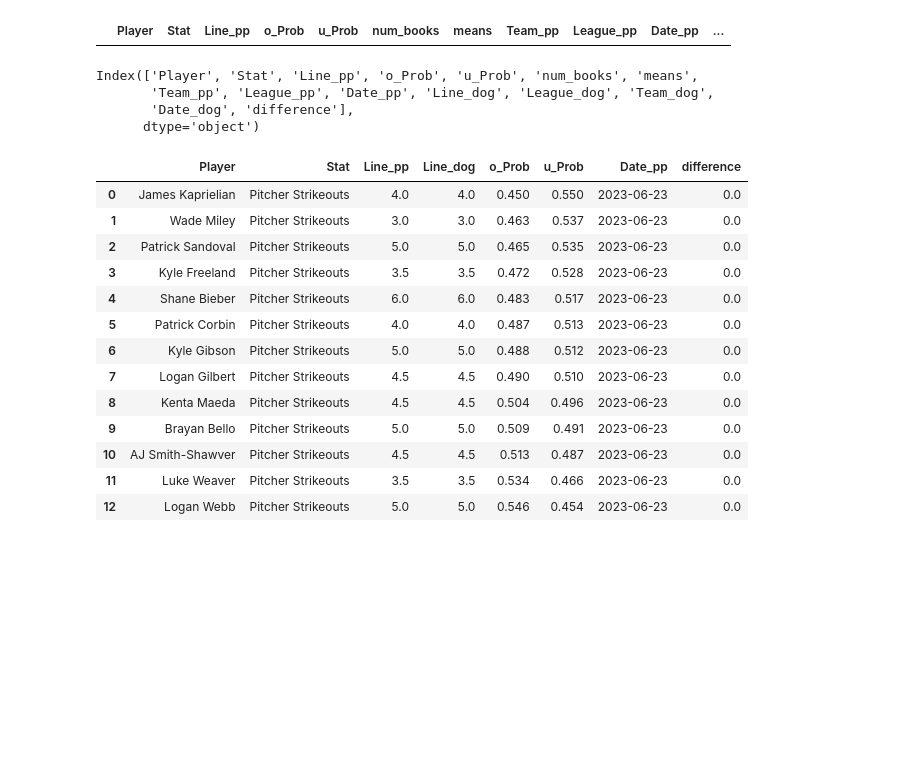
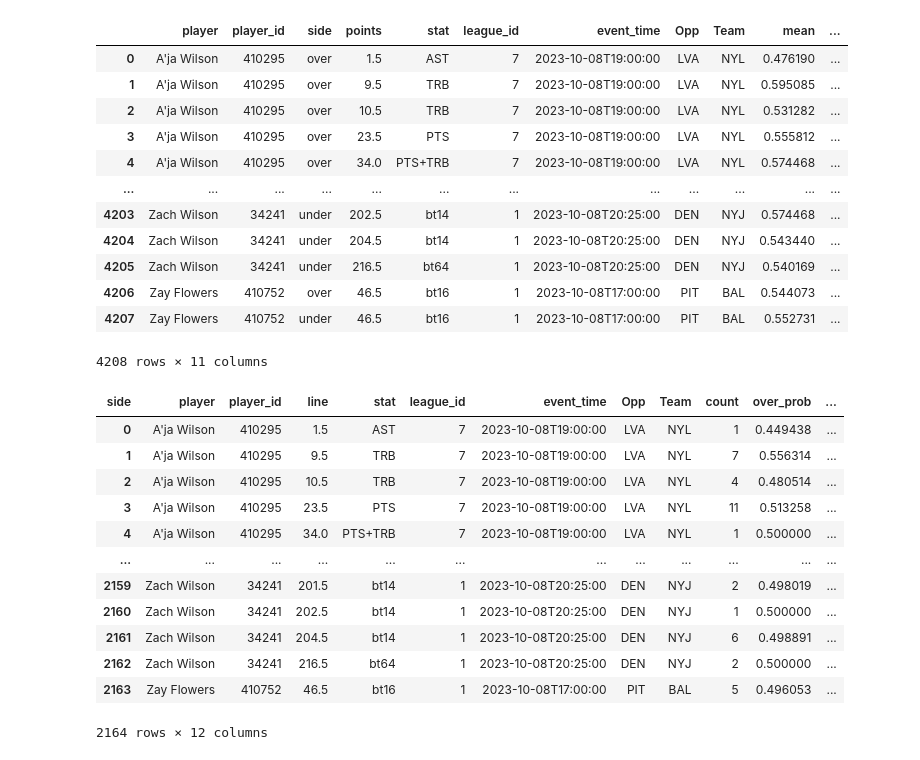
Before and after one commit to madram1423/NBA_betting_model, a Jupyter notebook: Unabated_scrape.ipynb, the cells around one changed output. Saved outputs shown, nothing was run; the diff lists cells and outputs as text; code cells hidden in the pictures; blank space fills up the shorter version.

```diff
--- a/Unabated_scrape.ipynb
+++ b/Unabated_scrape.ipynb
@@ -449,28 +288,0 @@ new
-# %%
-new.merge(temp, on=['Player','Stat','Line_pp'],how='inner')
-# %% [output]
-|  | Player | Stat | Line_pp | o_Prob | u_Prob | num_books | means | Team_pp | League_pp | Date_pp | ... |
-# %%
-new.columns
-# %% [output]
-Index(['Player', 'Stat', 'Line_pp', 'o_Prob', 'u_Prob', 'num_books', 'means',
-       'Team_pp', 'League_pp', 'Date_pp', 'Line_dog', 'League_dog', 'Team_dog',
-       'Date_dog', 'difference'],
-      dtype='object')
-# %%
-new[['Player', 'Stat', 'Line_pp', 'Line_dog', 'o_Prob', 'u_Prob','Date_pp','difference']].tail(20)
-# %% [output]
-|  | Player | Stat | Line_pp | Line_dog | o_Prob | u_Prob | Date_pp | difference |
-| 0 | James Kaprielian | Pitcher Strikeouts | 4.0 | 4.0 | 0.450 | 0.550 | 2023-06-23 | 0.0 |
-| 1 | Wade Miley | Pitcher Strikeouts | 3.0 | 3.0 | 0.463 | 0.537 | 2023-06-23 | 0.0 |
-| 2 | Patrick Sandoval | Pitcher Strikeouts | 5.0 | 5.0 | 0.465 | 0.535 | 2023-06-23 | 0.0 |
-| 3 | Kyle Freeland | Pitcher Strikeouts | 3.5 | 3.5 | 0.472 | 0.528 | 2023-06-23 | 0.0 |
-| 4 | Shane Bieber | Pitcher Strikeouts | 6.0 | 6.0 | 0.483 | 0.517 | 2023-06-23 | 0.0 |
-| 5 | Patrick Corbin | Pitcher Strikeouts | 4.0 | 4.0 | 0.487 | 0.513 | 2023-06-23 | 0.0 |
-| 6 | Kyle Gibson | Pitcher Strikeouts | 5.0 | 5.0 | 0.488 | 0.512 | 2023-06-23 | 0.0 |
-| 7 | Logan Gilbert | Pitcher Strikeouts | 4.5 | 4.5 | 0.490 | 0.510 | 2023-06-23 | 0.0 |
-| 8 | Kenta Maeda | Pitcher Strikeouts | 4.5 | 4.5 | 0.504 | 0.496 | 2023-06-23 | 0.0 |
-| 9 | Brayan Bello | Pitcher Strikeouts | 5.0 | 5.0 | 0.509 | 0.491 | 2023-06-23 | 0.0 |
-| 10 | AJ Smith-Shawver | Pitcher Strikeouts | 4.5 | 4.5 | 0.513 | 0.487 | 2023-06-23 | 0.0 |
-| 11 | Luke Weaver | Pitcher Strikeouts | 3.5 | 3.5 | 0.534 | 0.466 | 2023-06-23 | 0.0 |
-| 12 | Logan Webb | Pitcher Strikeouts | 5.0 | 5.0 | 0.546 | 0.454 | 2023-06-23 | 0.0 |
@@ -500,0 +289,43 @@ if send == True:
+# %%
+odds_agg = odds.groupby(['player','player_id','side','points','stat','league_id','event_time','Opp','Team'],as_index=False)['Prob'].agg(func=['mean','count']).reset_index()
+odds_agg
+#['Player','Stat','Line','o_Prob','u_Prob','num_books','means']
+# %% [output]
+|  | player | player_id | side | points | stat | league_id | event_time | Opp | Team | mean | ... |
+| 0 | A'ja Wilson | 410295 | over | 1.5 | AST | 7 | 2023-10-08T19:00:00 | LVA | NYL | 0.476190 | ... |
+| 1 | A'ja Wilson | 410295 | over | 9.5 | TRB | 7 | 2023-10-08T19:00:00 | LVA | NYL | 0.595085 | ... |
+| 2 | A'ja Wilson | 410295 | over | 10.5 | TRB | 7 | 2023-10-08T19:00:00 | LVA | NYL | 0.531282 | ... |
+| 3 | A'ja Wilson | 410295 | over | 23.5 | PTS | 7 | 2023-10-08T19:00:00 | LVA | NYL | 0.555812 | ... |
+| 4 | A'ja Wilson | 410295 | over | 34.0 | PTS+TRB | 7 | 2023-10-08T19:00:00 | LVA | NYL | 0.574468 | ... |
+| ... | ... | ... | ... | ... | ... | ... | ... | ... | ... | ... | ... |
+| 4203 | Zach Wilson | 34241 | under | 202.5 | bt14 | 1 | 2023-10-08T20:25:00 | DEN | NYJ | 0.574468 | ... |
+| 4204 | Zach Wilson | 34241 | under | 204.5 | bt14 | 1 | 2023-10-08T20:25:00 | DEN | NYJ | 0.543440 | ... |
+| 4205 | Zach Wilson | 34241 | under | 216.5 | bt64 | 1 | 2023-10-08T20:25:00 | DEN | NYJ | 0.540169 | ... |
+| 4206 | Zay Flowers | 410752 | over | 46.5 | bt16 | 1 | 2023-10-08T17:00:00 | PIT | BAL | 0.544073 | ... |
+| 4207 | Zay Flowers | 410752 | under | 46.5 | bt16 | 1 | 2023-10-08T17:00:00 | PIT | BAL | 0.552731 | ... |
+4208 rows × 11 columns
+# %%
+odds_condensed = odds_agg.pivot(index=['player', 'player_id', 'points', 'stat', 'league_id', 'event_time', 'Opp', 'Team','count'],
+                       columns='side', values='mean').reset_index()
+odds_condensed.rename(columns={'over': 'over_prob', 'under': 'under_prob','points':'line'}, inplace=True)
+odds_condensed['total'] = odds_condensed['over_prob'] + odds_condensed['under_prob']
+odds_condensed['over_prob'] = odds_condensed['over_prob']/odds_condensed['total']
+odds_condensed['under_prob'] = odds_condensed['under_prob']/odds_condensed['total']
+odds_condensed.drop('total',axis=1,inplace=True)
+odds_condensed['mean_pred'] = odds_condensed.apply(lambda row: prob2mean(row['over_prob'], row['line'], 'over'), axis=1)
+#Player	Stat	Line	o_Prob	u_Prob	num_books	means
+odds_condensed
+# %% [output]
+| side | player | player_id | line | stat | league_id | event_time | Opp | Team | count | over_prob | ... |
+| 0 | A'ja Wilson | 410295 | 1.5 | AST | 7 | 2023-10-08T19:00:00 | LVA | NYL | 1 | 0.449438 | ... |
+| 1 | A'ja Wilson | 410295 | 9.5 | TRB | 7 | 2023-10-08T19:00:00 | LVA | NYL | 7 | 0.556314 | ... |
+| 2 | A'ja Wilson | 410295 | 10.5 | TRB | 7 | 2023-10-08T19:00:00 | LVA | NYL | 4 | 0.480514 | ... |
+| 3 | A'ja Wilson | 410295 | 23.5 | PTS | 7 | 2023-10-08T19:00:00 | LVA | NYL | 11 | 0.513258 | ... |
+| 4 | A'ja Wilson | 410295 | 34.0 | PTS+TRB | 7 | 2023-10-08T19:00:00 | LVA | NYL | 1 | 0.500000 | ... |
+| ... | ... | ... | ... | ... | ... | ... | ... | ... | ... | ... | ... |
+| 2159 | Zach Wilson | 34241 | 201.5 | bt14 | 1 | 2023-10-08T20:25:00 | DEN | NYJ | 2 | 0.498019 | ... |
+| 2160 | Zach Wilson | 34241 | 202.5 | bt14 | 1 | 2023-10-08T20:25:00 | DEN | NYJ | 1 | 0.500000 | ... |
+| 2161 | Zach Wilson | 34241 | 204.5 | bt14 | 1 | 2023-10-08T20:25:00 | DEN | NYJ | 6 | 0.498891 | ... |
+| 2162 | Zach Wilson | 34241 | 216.5 | bt64 | 1 | 2023-10-08T20:25:00 | DEN | NYJ | 2 | 0.500000 | ... |
+| 2163 | Zay Flowers | 410752 | 46.5 | bt16 | 1 | 2023-10-08T17:00:00 | PIT | BAL | 5 | 0.496053 | ... |
+2164 rows × 12 columns
```
Also changed, not shown: parts of 33 cells of this notebook, 32 other files.
